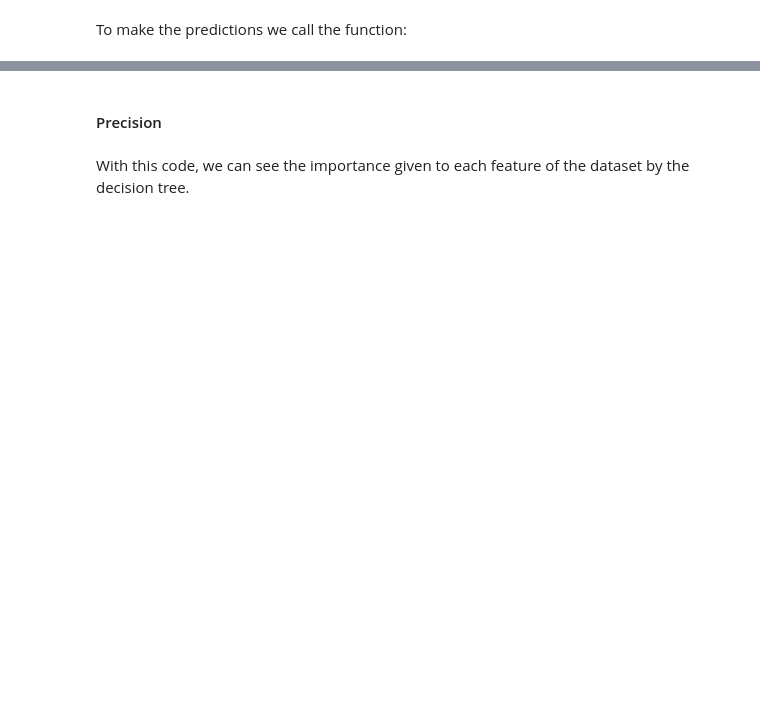
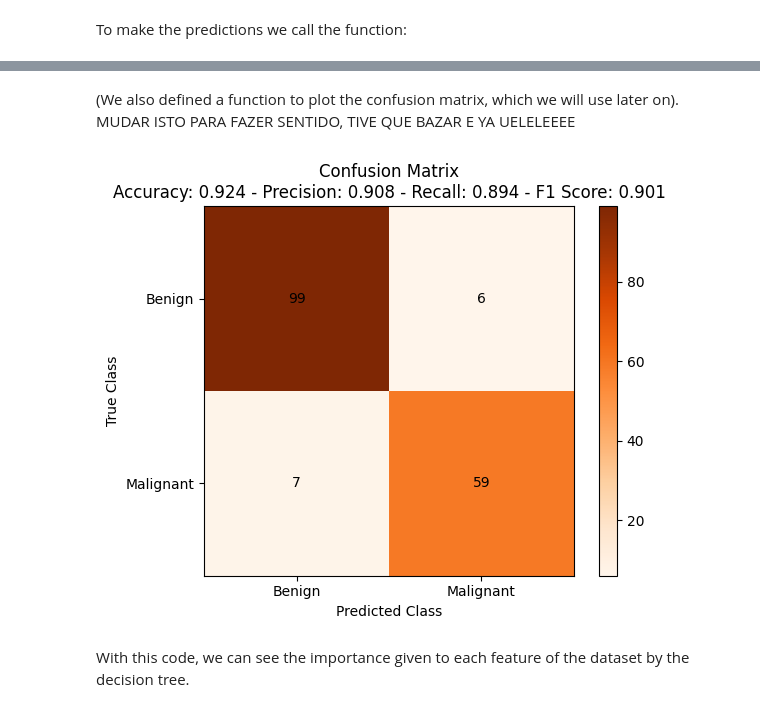
Before and after one commit to yoxerao/IA-proj2-FEUP, a Jupyter notebook: src/IART_proj2.ipynb, the cells around one changed output, grey strips where cells are left out. Saved outputs shown, nothing was run; the diff lists cells and outputs as text; code cells hidden in the pictures; blank space fills up the shorter version.

```diff
--- a/src/IART_proj2.ipynb
+++ b/src/IART_proj2.ipynb
@@ -52,2 +76,0 @@ accuracy_score(y_test, predictions)
-# %% [markdown]
-#### Precision
@@ -56,0 +77,9 @@ precision_score(y_test, predictions)
+# %%
+predictions = clf.predict(x_test)
+
+dt_accuracy = accuracy_score(y_test, predictions)
+dt_precision = precision_score(y_test, predictions)
+dt_recall = recall_score(y_test, predictions)
+dt_f1 = f1_score(y_test, predictions)
+# %% [markdown]
+ (We also defined a function to plot the confusion matrix, which we will use later on). MUDAR ISTO PARA FAZER SENTIDO, TIVE QUE BAZAR E YA UELELEEEE
@@ -57,3 +103,7 @@ precision_score(y_test, predictions)
+# %%
+show_plot(predictions,dt_accuracy,dt_precision,dt_recall,dt_f1)
+# %% [output]
+[figure, added]
 # %% [markdown]
 With this code, we can see the importance given to each feature of the dataset by the decision tree.
 # %%
```
Also changed, not shown: parts of 32 cells of this notebook.
